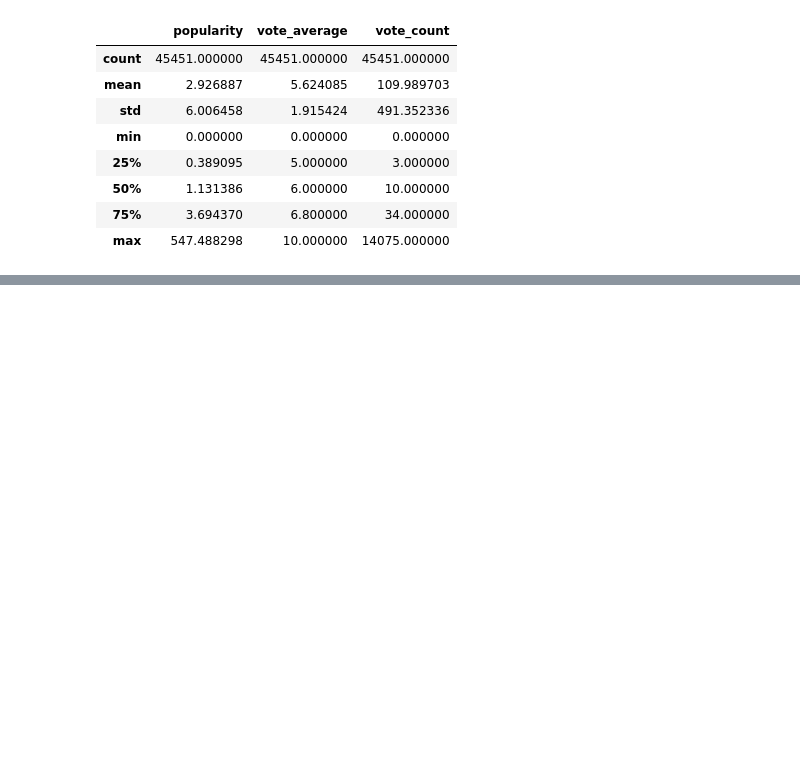
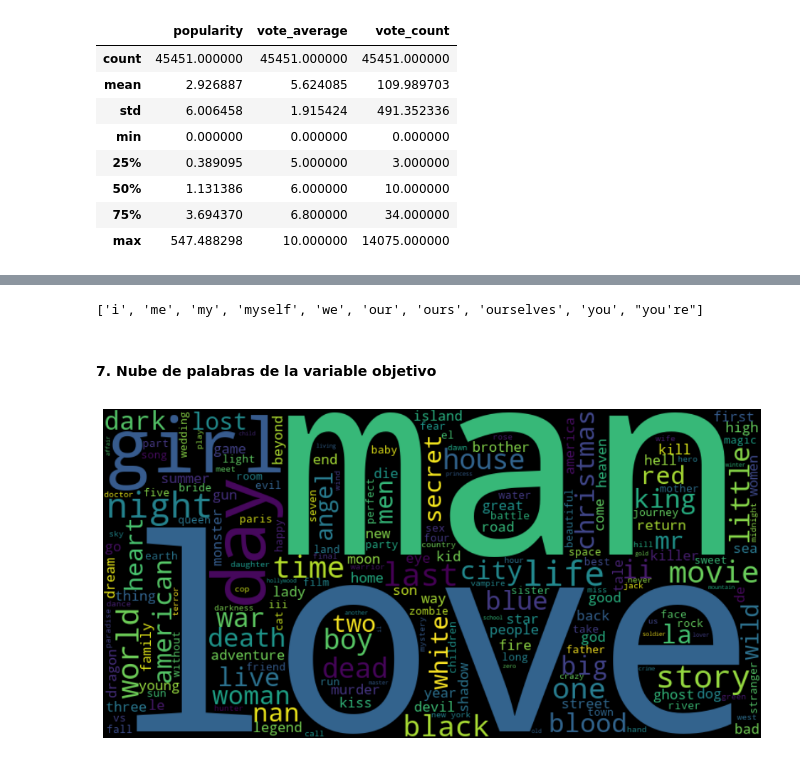
Before and after one commit to francogionardo/PI_ML, a Jupyter notebook: EDA.ipynb, the cells around one changed output, grey strips where cells are left out. Drawn from its saved outputs; the diff is of its cells as text; code cells hidden in the pictures; blank space fills up the shorter version.

```diff
--- a/EDA.ipynb
+++ b/EDA.ipynb
@@ -102,0 +194,5 @@ df.describe(include=object)
+# %%
+# Se aplica la función de limpieza y tokenización a cada pelicula
+df_title = df
+df_title['title_tokenizado'] =df_title['title'].apply(lambda x: limpiar_tokenizar(x))
+df_title[['title', 'title_tokenizado']].head()
@@ -102,0 +206,5 @@ df.describe(include=object)
+# %%
+# Generación de una nueva columna 'token'
+title_tidy = df_title.explode(column='title_tokenizado')
+title_tidy = title_tidy.drop(columns='title')
+title_tidy = title_tidy.rename(columns={'title_tokenizado':'token'})
@@ -102,0 +220,29 @@ df.describe(include=object)
+# %%
+from nltk.corpus import stopwords
+# Obtención de listado de stopwords del inglés
+stop_words = list(stopwords.words('english'))
+# Se añade la stoprword: amp, ax, ex
+stop_words.extend(("amp", "xa", "xe"))
+print(stop_words[:10])
+# %% [output]
+['i', 'me', 'my', 'myself', 'we', 'our', 'ours', 'ourselves', 'you', "you're"]
+# %%
+# Filtrado para excluir stopwords
+title_tidy = title_tidy[~(title_tidy["token"].isin(stop_words))]
+# %% [markdown]
+#### 7. Nube de palabras de la variable objetivo
+# %%
+from wordcloud import WordCloud
+# Unir todos los tokens en un solo texto
+all_tokens = ' '.join(title_tidy['token'].astype(str))
+
+# Crear el objeto WordCloud
+wordcloud = WordCloud(width=800, height=400, background_color='black').generate(all_tokens)
+
+# Mostrar la nube de palabras
+plt.figure(figsize=(15, 6))
+plt.imshow(wordcloud, interpolation='bilinear')
+plt.axis('off')
+plt.show()
+# %% [output]
+[figure, added]
```
Also changed, not shown: parts of 58 cells of this notebook, 3 other files.
